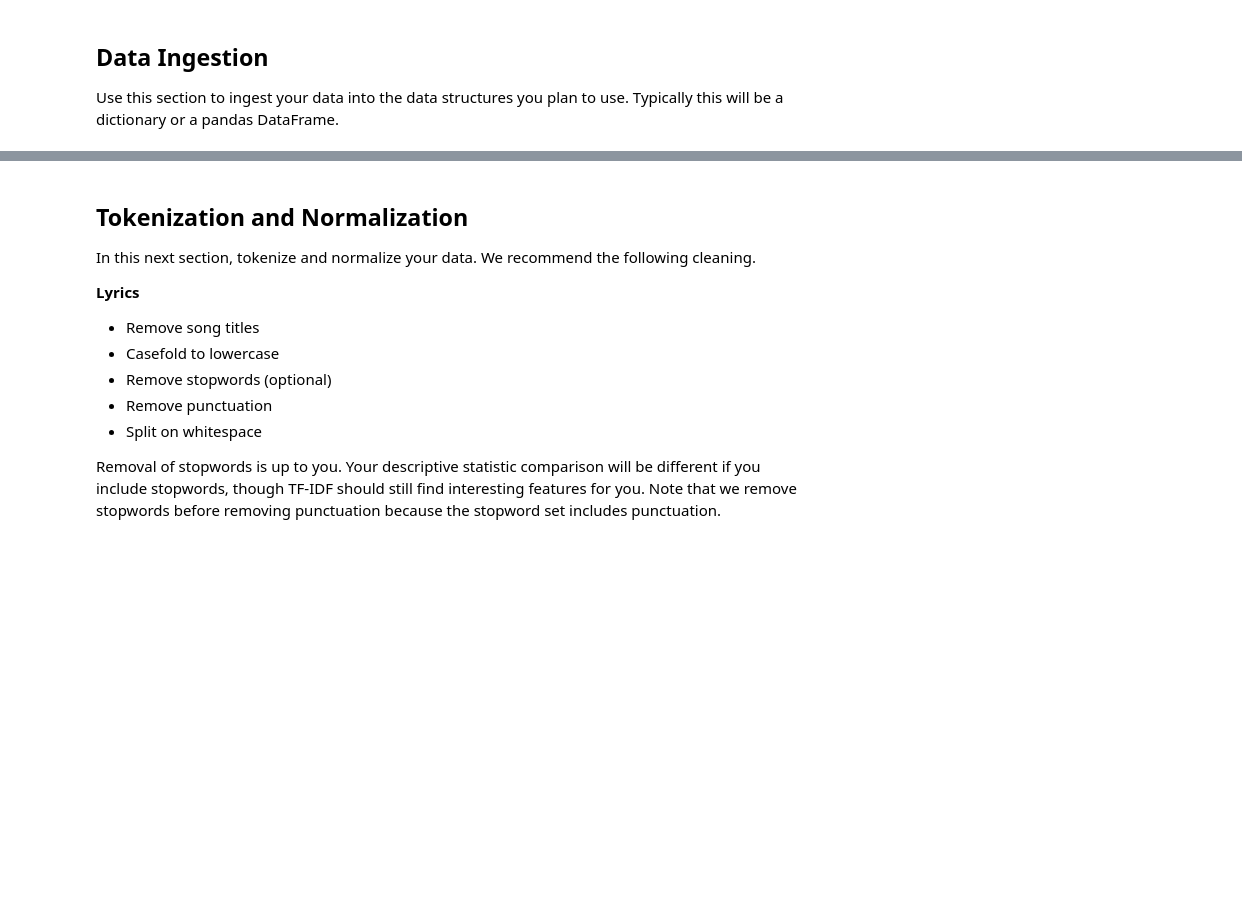
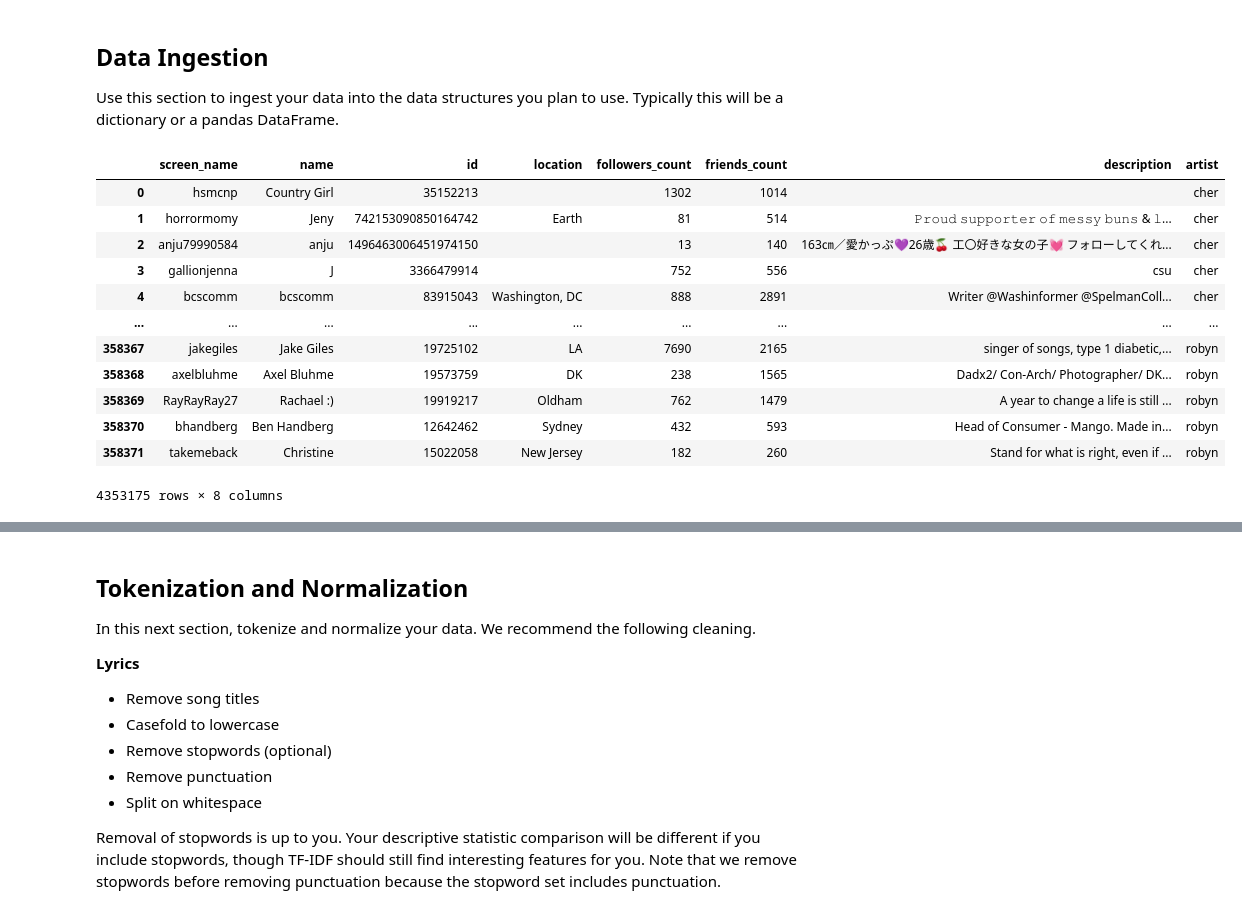
Before and after one commit to zachfreitas/Assignment-3.1-Group-Comparison, a Jupyter notebook: Group Comparison.ipynb, the cells around one changed output, grey strips where cells are left out. Saved outputs shown, nothing was run; the diff lists cells and outputs as text; code cells hidden in the pictures; blank space fills up the shorter version.

```diff
--- a/Group Comparison.ipynb
+++ b/Group Comparison.ipynb
@@ -105,8 +123,8 @@ AttributeError: module 'emoji' has no attribute 'UNICODE_EMOJI'
 Use this section to ingest your data into the data structures you plan to use. Typically this will be a dictionary or a pandas DataFrame.
 # %%
 # Feel fre to use the below cells as an example or read in the data in a way you prefer
-
-data_location = "" # change to your location if it is not in the same directory as your notebook
+# change to your location if it is not in the same directory as your notebook
+data_location = "C:/Users/zfreitas/Dropbox/Classes/USD/ADS-509-01-SP23 - Applied Text Mining/2. Module Two/Assignment 1/M1 Results/"
 twitter_folder = "twitter/"
 lyrics_folder = "lyrics/"
 
@@ -128,3 +146,5 @@ twitter_data = pd.concat([
     twitter_data,twitter_data_2])
 
 del(twitter_data_2)
+
+twitter_data = twitter_data.fillna('')
@@ -132,0 +151,16 @@ del(twitter_data_2)
+# %%
+twitter_data
+# %% [output]
+|  | screen_name | name | id | location | followers_count | friends_count | description | artist |
+| 0 | hsmcnp | Country Girl | 35152213 |  | 1302 | 1014 |  | cher |
+| 1 | horrormomy | Jeny | 742153090850164742 | Earth | 81 | 514 | 𝙿𝚛𝚘𝚞𝚍 𝚜𝚞𝚙𝚙𝚘𝚛𝚝𝚎𝚛 𝚘𝚏 𝚖𝚎𝚜𝚜𝚢 𝚋𝚞𝚗𝚜 & 𝚕... | cher |
+| 2 | anju79990584 | anju | 1496463006451974150 |  | 13 | 140 | 163㎝／愛かっぷ💜26歳🍒 工〇好きな女の子💓 フォローしてくれ... | cher |
+| 3 | gallionjenna | J | 3366479914 |  | 752 | 556 | csu | cher |
+| 4 | bcscomm | bcscomm | 83915043 | Washington, DC | 888 | 2891 | Writer @Washinformer @SpelmanColl... | cher |
+| ... | ... | ... | ... | ... | ... | ... | ... | ... |
+| 358367 | jakegiles | Jake Giles | 19725102 | LA | 7690 | 2165 | singer of songs, type 1 diabetic,... | robyn |
+| 358368 | axelbluhme | Axel Bluhme | 19573759 | DK | 238 | 1565 | Dadx2/ Con-Arch/ Photographer/ DK... | robyn |
+| 358369 | RayRayRay27 | Rachael :) | 19919217 | Oldham | 762 | 1479 | A year to change a life is still ... | robyn |
+| 358370 | bhandberg | Ben Handberg | 12642462 | Sydney | 432 | 593 | Head of Consumer - Mango. Made in... | robyn |
+| 358371 | takemeback | Christine | 15022058 | New Jersey | 182 | 260 | Stand for what is right, even if ... | robyn |
+4353175 rows × 8 columns
```
Also changed, not shown: parts of 27 cells of this notebook.
